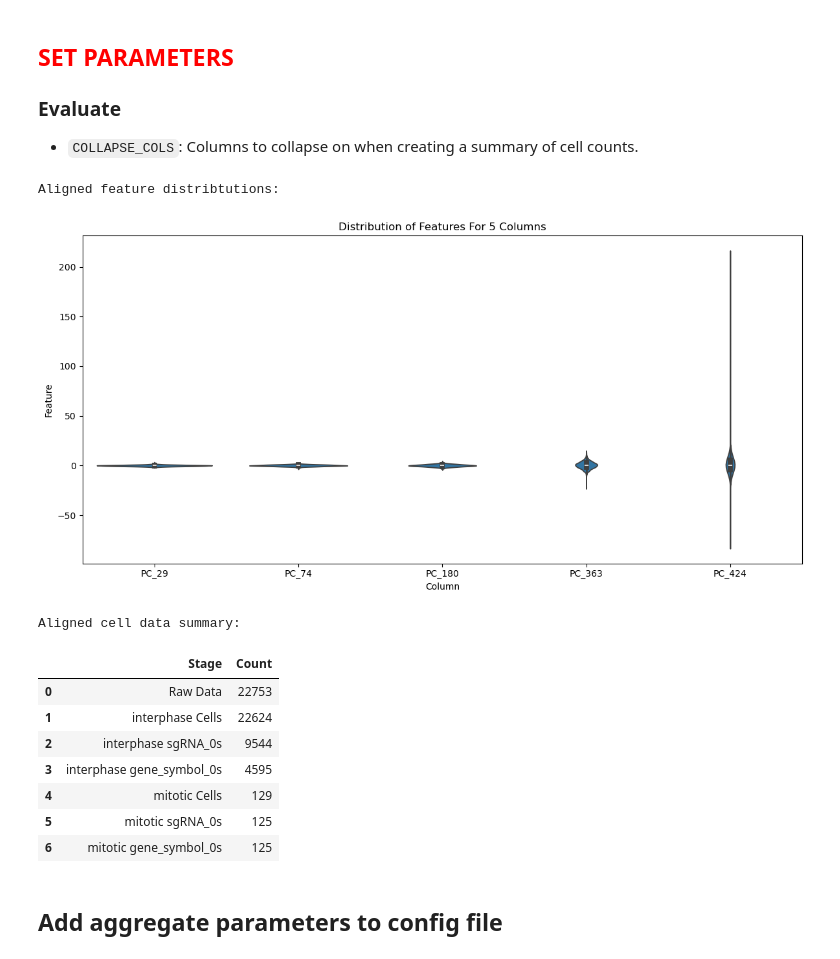
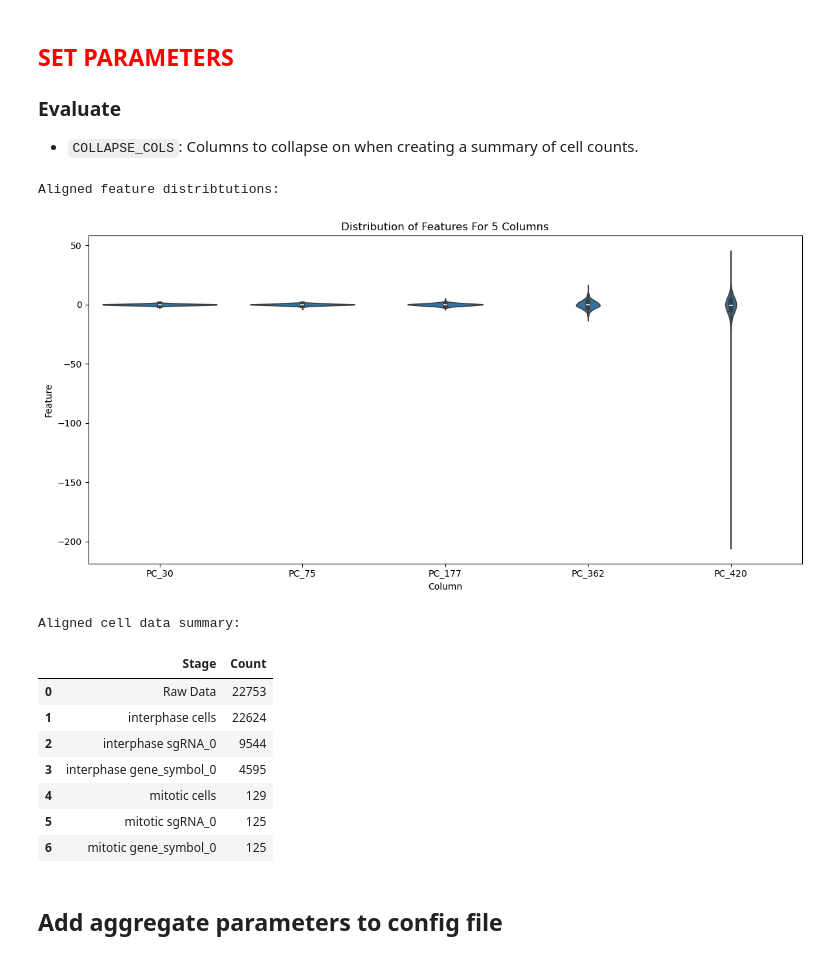
Before and after one commit to cheeseman-lab/brieflow-analysis, a Jupyter notebook: analysis/7.configure_aggregate_params.ipynb, the cells around one changed output. Saved outputs shown, nothing was run; the diff lists cells and outputs as text; code cells hidden in the pictures.

```diff
--- a/analysis/7.configure_aggregate_params.ipynb
+++ b/analysis/7.configure_aggregate_params.ipynb
@@ -109,24 +117,22 @@ FEATURE_START_IDX = 17
 # %%
-from sklearn.preprocessing import RobustScaler
-import numpy as np
 classifier = CellClassifier.load(CLASSIFIER_PATH)
-classes, confidences = classifier.classify_cells(cell_data, FEATURE_START_IDX)
+classes, confidences = classifier.classify_cells(cell_data, FIRST_FEATURE)
 
 # Insert the arrays as new columns before the feature columns
-cell_data.insert(FEATURE_START_IDX, "class", classes)
-cell_data.insert(FEATURE_START_IDX + 1, "confidence", confidences)
-
-# Update FEATURE_START_IDX
-FEATURE_START_IDX += 2
+feature_start_idx = cell_data.columns.get_loc(FIRST_FEATURE)
+cell_data.insert(feature_start_idx, "class", classes)
+cell_data.insert(feature_start_idx + 1, "confidence", confidences)
 
 # Create config var for cell classes
 CELL_CLASSES = list(cell_data["class"].unique())
+DATASETS = ["all"] + CELL_CLASSES
 
 print("Cell class counts:")
 print(cell_data["class"].value_counts())
 
 print("Cell class confidences:")
 cell_data["confidence"].hist()
+plt.show()
 # %% [output]
 Cell class counts:
 class
@@ -277,7 +240,7 @@ DROP_COLS_THRESHOLD = 0.1
 # %%
 # Filter by missing values
 missing_values_filtered = missing_values_filter(
-    perturbation_filtered, FEATURE_START_IDX, drop_cols_threshold=DROP_COLS_THRESHOLD
+    perturbation_filtered, FIRST_FEATURE, drop_cols_threshold=DROP_COLS_THRESHOLD
 )
 
 missing_values_filtered
@@ -306,7 +269,7 @@ Imputing 161 columns with remaining missing values
 # %%
 BATCH_COLS = ["plate", "well"]
 # %%
-features, metadata = prepare_alignment_data(missing_values_filtered, BATCH_COLS, FEATURE_START_IDX)
+features, metadata = prepare_alignment_data(missing_values_filtered, BATCH_COLS, FIRST_FEATURE)
 
 pca_df_threshold, n_components, pca, fig = pca_variance_plot(features, variance_threshold=0.95)
 
@@ -339,7 +302,7 @@ Name: count, dtype: Int64
 - `CONTROL_KEY`: Name of perturbation in `PERTURBATION_NAME_COL` that indicates a control cell.
 - `AGG_METHOD`: Method used to aggregate features. Can be `mean` or `median`. Usually `mean`.
 # %%
-PC_COUNT = 432
+PC_COUNT = 428
 CONTROL_KEY = "nontargeting"
 AGG_METHOD = "mean"
 # %%
@@ -383,23 +346,23 @@ aggregated_cell_data
 COLLAPSE_COLS = ["sgRNA_0", "gene_symbol_0"]
 # %%
 print("Aligned feature distribtutions:")
-plot_feature_distributions(aligned_cell_data, FEATURE_START_IDX, num_features=5)
+plot_feature_distributions(aligned_cell_data, "PC_0", num_features=5)
 
 print("Aligned cell data summary:")
 summary_df = summarize_cell_data(aligned_cell_data, CELL_CLASSES, COLLAPSE_COLS)
 summary_df
 # %% [output]
 Aligned feature distribtutions:
-[figure, old version]
+[figure, new version]
 Aligned cell data summary:
 |  | Stage | Count |
 | 0 | Raw Data | 22753 |
-| 1 | interphase Cells | 22624 |
-| 2 | interphase sgRNA_0s | 9544 |
-| 3 | interphase gene_symbol_0s | 4595 |
-| 4 | mitotic Cells | 129 |
-| 5 | mitotic sgRNA_0s | 125 |
-| 6 | mitotic gene_symbol_0s | 125 |
+| 1 | interphase cells | 22624 |
+| 2 | interphase sgRNA_0 | 9544 |
+| 3 | interphase gene_symbol_0 | 4595 |
+| 4 | mitotic cells | 129 |
+| 5 | mitotic sgRNA_0 | 125 |
+| 6 | mitotic gene_symbol_0 | 125 |
 # %% [markdown]
 ## Add aggregate parameters to config file
 # %%
```
Also changed, not shown: parts of 8 cells of this notebook, 3 other files.
